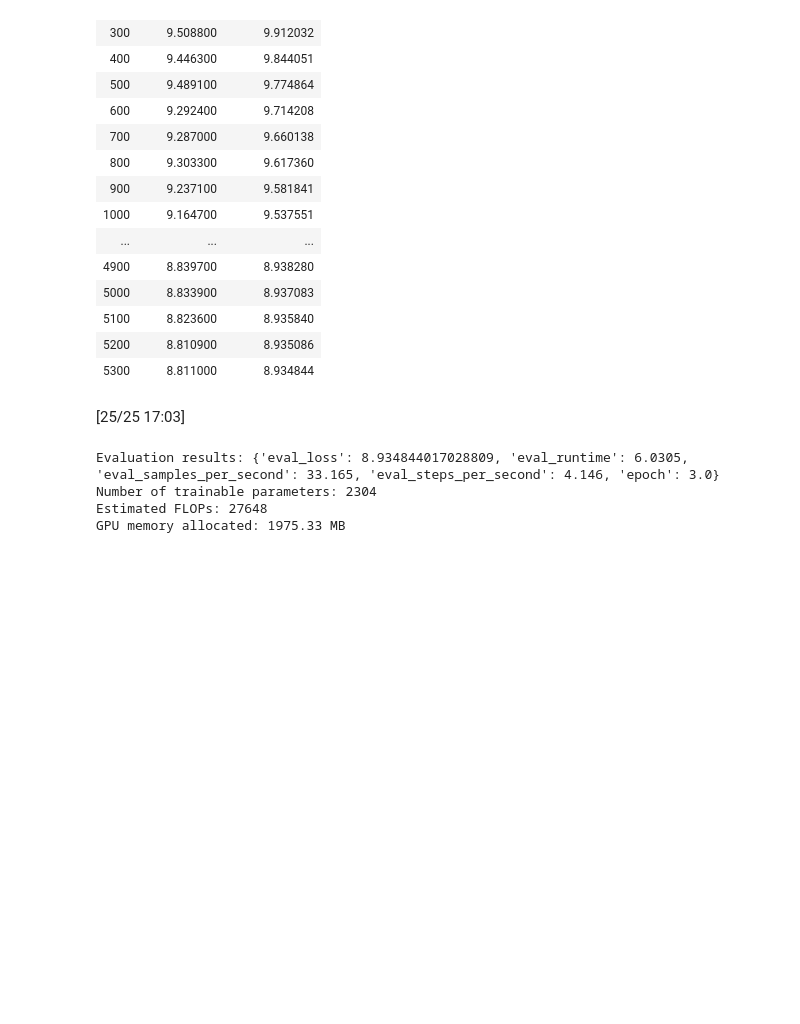
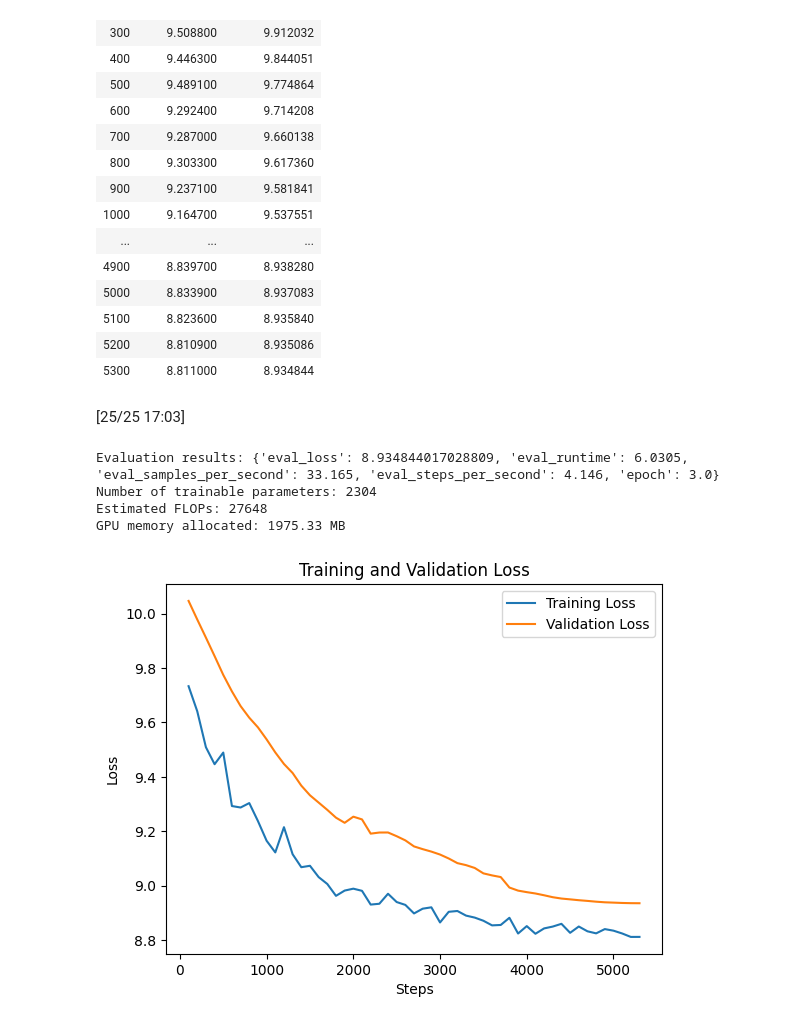
Before and after one commit to oops-moment/SEM7_IIITH, a Jupyter notebook: ANLP/Assignment-3/anlp-first-final_a.ipynb, the cells around one changed output. Drawn from its saved outputs; the diff is of its cells as text; code cells hidden in the pictures; blank space fills up the shorter version.

```diff
--- a/ANLP/Assignment-3/anlp-first-final_a.ipynb
+++ b/ANLP/Assignment-3/anlp-first-final_a.ipynb
@@ -350,3 +350,28 @@ trainer = Trainer(
 # Evaluate
 evaluation_results = test_trainer.evaluate()
 print(f"Evaluation results: {evaluation_results}")
+# %%
+import matplotlib.pyplot as plt
+
+steps = [100, 200, 300, 400, 500, 600, 700, 800, 900, 1000, 1100, 1200, 1300, 1400, 1500, 1600, 1700, 1800, 1900, 2000, 2100, 2200, 2300, 2400, 2500, 2600, 2700, 2800, 2900, 3000, 3100, 3200, 3300, 3400, 3500, 3600, 3700, 3800, 3900, 4000, 4100, 4200, 4300, 4400, 4500, 4600, 4700, 4800, 4900, 5000, 5100, 5200, 5300]
+
+training_loss = [9.733300, 9.641100, 9.508800, 9.446300, 9.489100, 9.292400, 9.287000, 9.303300, 9.237100, 9.164700, 9.121800, 9.214600, 9.115000, 9.067400, 9.072600, 9.031000, 9.005600, 8.962000, 8.981400, 8.988400, 8.980500, 8.929900, 8.932900, 8.969700, 8.939200, 8.928700, 8.897300, 8.914800, 8.919800, 8.864100, 8.903300, 8.906300, 8.889300, 8.882000, 8.870400, 8.853400, 8.854900, 8.881300, 8.823400, 8.850700, 8.822500, 8.842200, 8.849000, 8.859100, 8.826000, 8.849200, 8.831600, 8.824000, 8.839700, 8.833900, 8.823600, 8.810900, 8.811000]
+
+validation_loss = [10.047009, 9.978683, 9.912032, 9.844051, 9.774864, 9.714208, 9.660138, 9.617360, 9.581841, 9.537551, 9.489642, 9.447174, 9.413887, 9.367474, 9.331943, 9.305124, 9.278263, 9.249636, 9.230726, 9.253292, 9.243222, 9.190871, 9.194952, 9.195110, 9.181402, 9.166047, 9.143859, 9.133821, 9.124765, 9.113955, 9.099448, 9.082402, 9.074991, 9.064612, 9.044688, 9.037215, 9.031110, 8.992579, 8.981241, 8.975641, 8.970699, 8.964128, 8.956992, 8.952076, 8.949098, 8.945980, 8.943409, 8.940526, 8.938280, 8.937083, 8.935840, 8.935086, 8.934844]
+
+# Plot the training and validation loss
+plt.plot(steps, training_loss, label="Training Loss")
+plt.plot(steps, validation_loss, label="Validation Loss")
+
+# Set the plot title and labels
+plt.title("Training and Validation Loss")
+plt.xlabel("Steps")
+plt.ylabel("Loss")
+
+# Add a legend
+plt.legend()
+
+# Display the plot
+plt.show()
+# %% [output]
+[figure, added]
```
Also changed, not shown: parts of 1 cell of this notebook.
